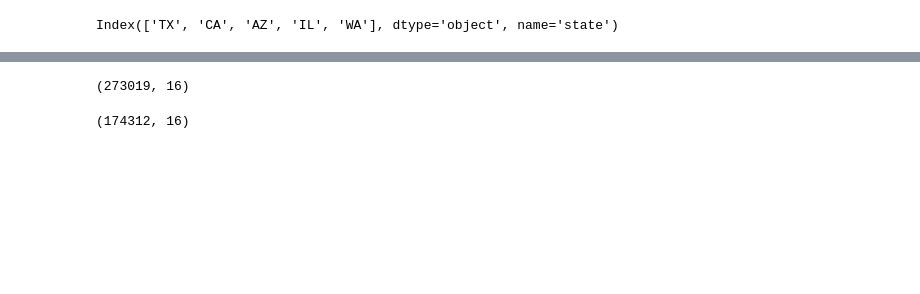
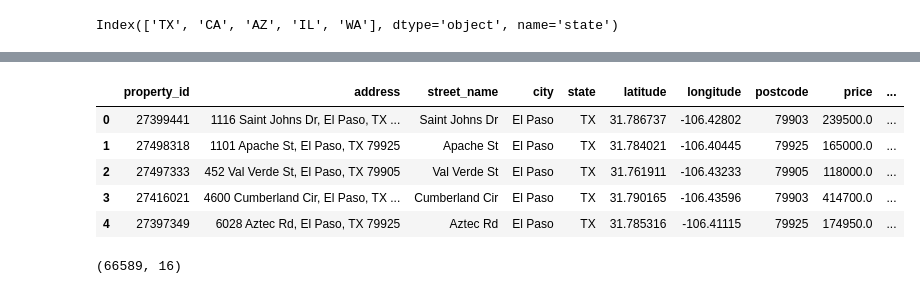
Before and after one commit to Jihyeyoon4/Project4-Group-2, a Jupyter notebook: Project 4 - Data Cleaning.ipynb, the cells around one changed output, grey strips where cells are left out. Drawn from its saved outputs; the diff is of its cells as text; code cells hidden in the pictures; blank space fills up the shorter version.

Commit message:
cleaning further to texas_state_data only

```diff
--- a/Project 4 - Data Cleaning.ipynb
+++ b/Project 4 - Data Cleaning.ipynb
@@ -287,0 +253,4 @@ raw_data = raw_data[raw_data['state'] != 'BC']
+# %%
+raw_data = raw_data[(raw_data['living_space'] <= 10000) & (raw_data['living_space'] >= 400)]
+# %%
+raw_data = raw_data[raw_data['bedroom_number'] <= 10]
@@ -288,6 +264,6 @@ raw_data = raw_data[raw_data['state'] != 'BC']
 # %%
 # All numeric columns for which we want to identify outliers
-numeric_columns = ['price', 'bedroom_number', 'bathroom_number', 'price_per_unit', 'living_space', 'land_space']
+numeric_columns = ['price', 'bedroom_number', 'bathroom_number', 'living_space', 'land_space']
 
 # Identify and count outliers for each numeric column
 for column_name in numeric_columns:
@@ -376,8 +352,0 @@ top_states_data.to_csv("clean_data_outlier1.csv")
-# %%
-raw_data.shape
-# %% [output]
-(273019, 16)
-# %%
-top_states_data.shape
-# %% [output]
-(174312, 16)
@@ -383,0 +355,21 @@ top_states_data.shape
+# %%
+texas_data = state_counts.sort_values(ascending=False).head(1).index
+# %%
+texas_state_data = raw_data[raw_data['state'].isin(texas_data)]
+
+# Reset the index
+texas_state_data = texas_state_data.reset_index(drop=True)
+
+# Display the shortlisted data
+texas_state_data.head()
+# %% [output]
+|  | property_id | address | street_name | city | state | latitude | longitude | postcode | price | ... |
+| 0 | 27399441 | 1116 Saint Johns Dr, El Paso, TX ... | Saint Johns Dr | El Paso | TX | 31.786737 | -106.42802 | 79903 | 239500.0 | ... |
+| 1 | 27498318 | 1101 Apache St, El Paso, TX 79925 | Apache St | El Paso | TX | 31.784021 | -106.40445 | 79925 | 165000.0 | ... |
+| 2 | 27497333 | 452 Val Verde St, El Paso, TX 79905 | Val Verde St | El Paso | TX | 31.761911 | -106.43233 | 79905 | 118000.0 | ... |
+| 3 | 27416021 | 4600 Cumberland Cir, El Paso, TX ... | Cumberland Cir | El Paso | TX | 31.790165 | -106.43596 | 79903 | 414700.0 | ... |
+| 4 | 27397349 | 6028 Aztec Rd, El Paso, TX 79925 | Aztec Rd | El Paso | TX | 31.785316 | -106.41115 | 79925 | 174950.0 | ... |
+# %%
+texas_state_data.shape
+# %% [output]
+(66589, 16)
```
Also changed, not shown: parts of 28 cells of this notebook.
